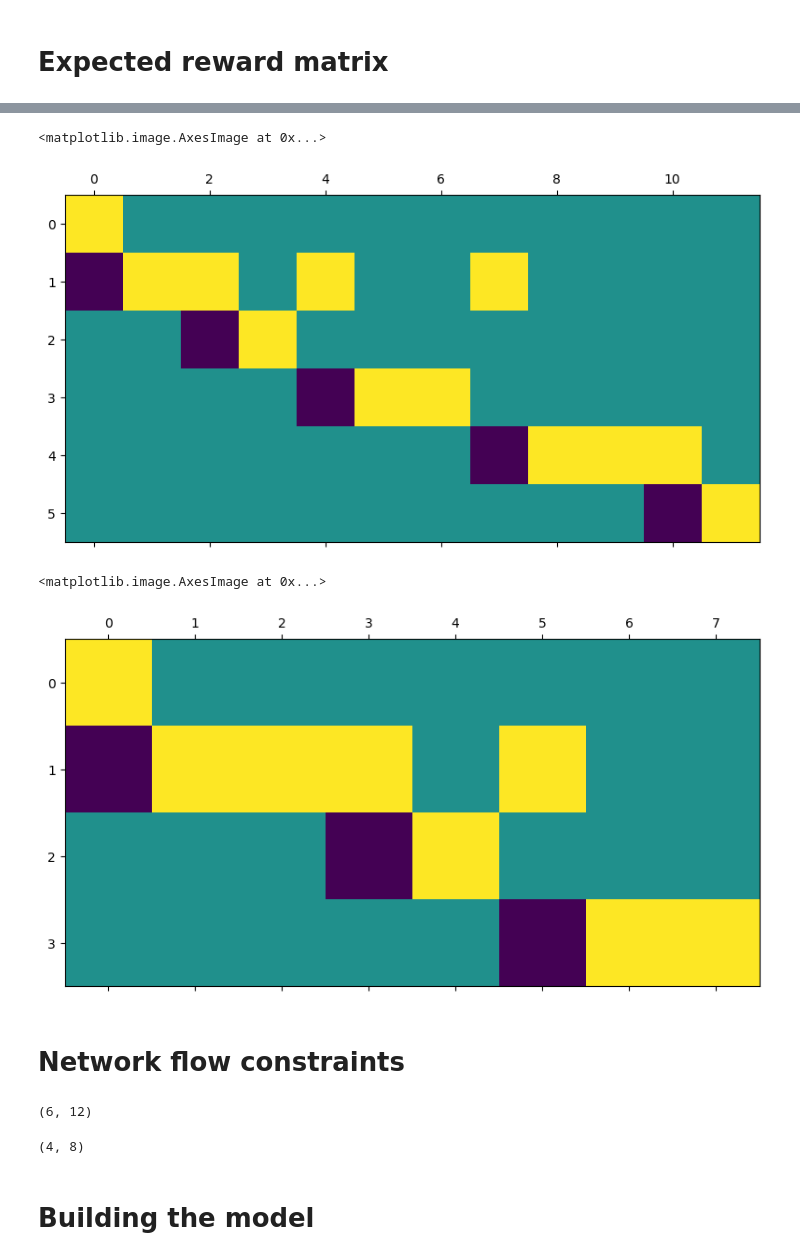
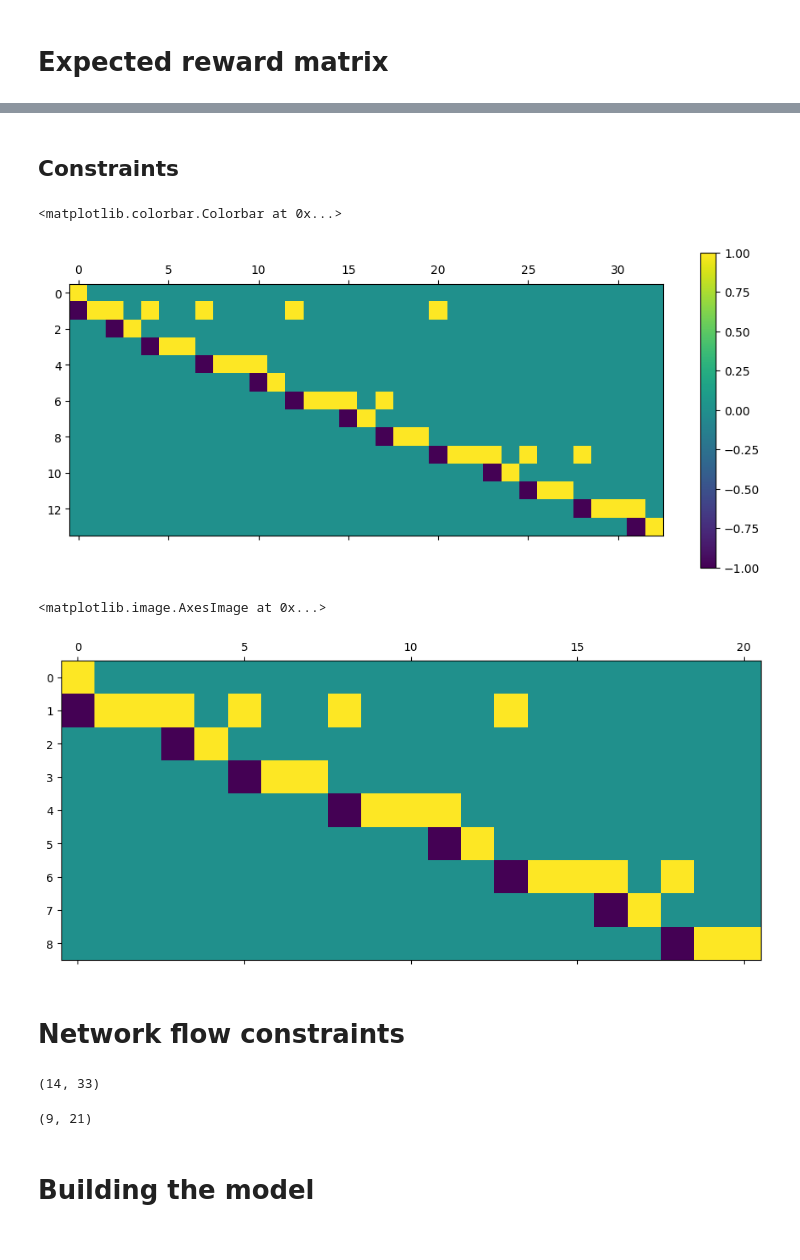
Before and after one commit to filip123355/LP_problems, a Jupyter notebook: Bluff.ipynb, the cells around one changed output, grey strips where cells are left out. Cells and saved outputs as stored; diff of their text form; code cells hidden in the pictures.

```diff
--- a/Bluff.ipynb
+++ b/Bluff.ipynb
@@ -54,16 +115,19 @@ plt.colorbar()
+# %% [markdown]
+## Constraints
 # %%
-E = np.load("bluff_lp/game_constraints/2f/x.npy")
-F = np.load("bluff_lp/game_constraints/2f/y.npy")
+E = np.load(F"bluff_lp/game_constraints/1_{NUM_FACES}f/x.npy")
+F = np.load(F"bluff_lp/game_constraints/1_{NUM_FACES}f/y.npy")
 # %%
 plt.matshow(E)
+plt.colorbar()
 # %% [output]
-<matplotlib.image.AxesImage at 0x...>
+<matplotlib.colorbar.Colorbar at 0x...>
-[figure, old version]
+[figure, new version]
 # %%
 plt.matshow(F)
 # %% [output]
 <matplotlib.image.AxesImage at 0x...>
-[figure, old version]
+[figure, new version]
 # %% [markdown]
 # Network flow constraints
 # %%
@@ -92,7 +157,7 @@ e = np.array([[1], [0], [0], [0], [0], [0]])
 # %%
 print(E.shape)
 # %% [output]
-(6, 12)
+(14, 33)
 # %%
 # F = np.array([[1, 0, 0, 0, 0, 0, 0, 0],
 #               [-1, 1, 1, 1, 1, 0, 0, 0],
@@ -114,7 +181,7 @@ f = np.array([[1], [0], [0], [0]])
 # %%
 F.shape
 # %% [output]
-(4, 8)
+(9, 21)
 # %%
 # E = np.array([
 #             [1, 0, 0, 0, 0, 0, 0, 0, 0, 0, 0, 0, 0, 0, 0, 0, 0, 0, 0, 0, 0, 0, 0, 0],
```
Also changed, not shown: parts of 22 cells of this notebook, 54 other files.
